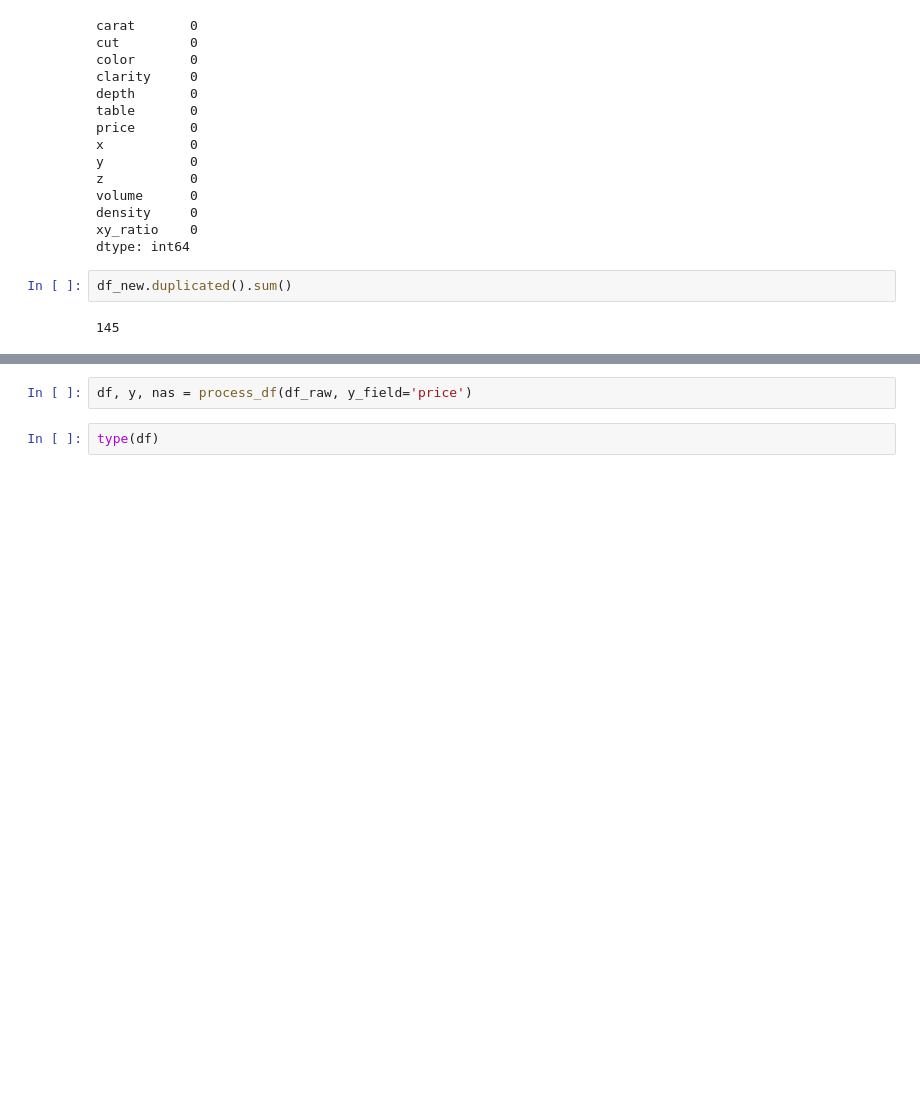
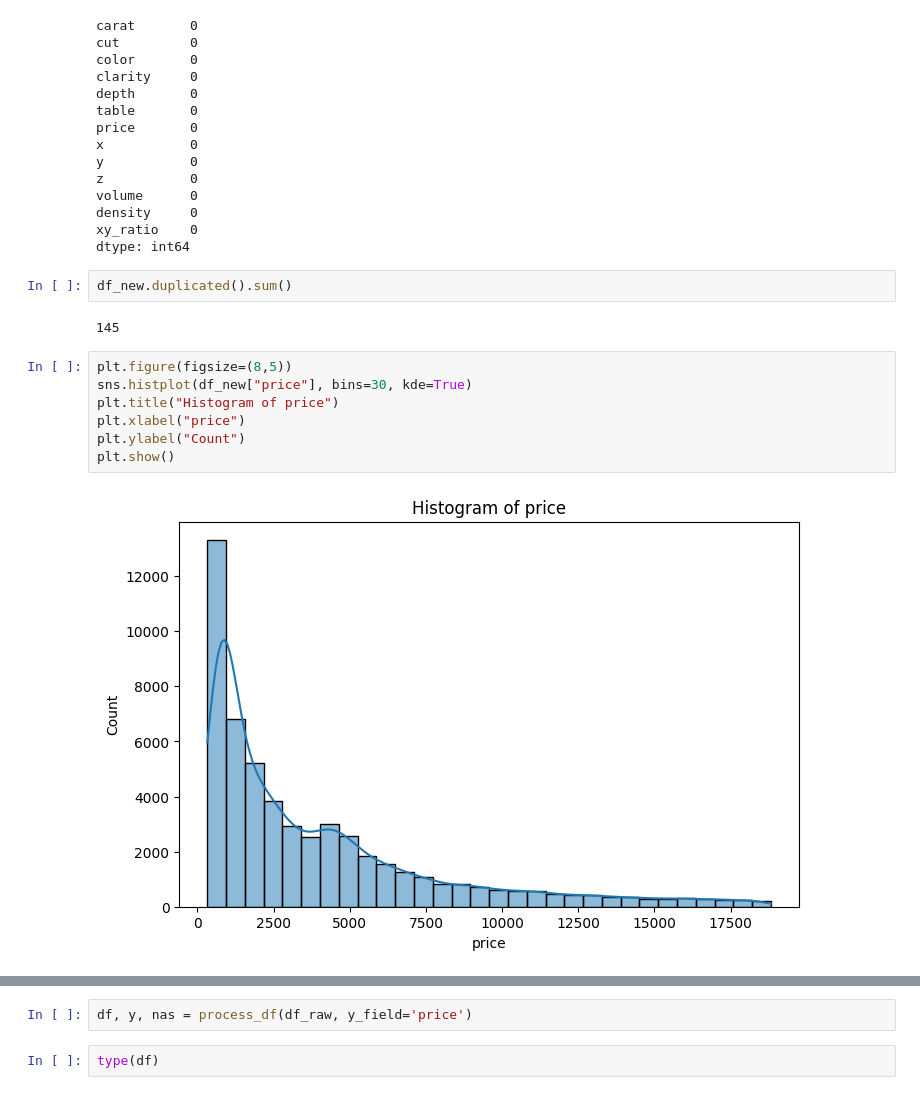
Before and after one commit to Meichen-Dong/ML_project_Meichen-Dong, a Jupyter notebook: code/code (11.9).ipynb, the cells around one changed output, grey strips where cells are left out. Drawn from its saved outputs; the diff is of its cells as text; blank space fills up the shorter version.

Commit message:
Add histogram and boxplot

```diff
--- a/code/code (11.9).ipynb
+++ b/code/code (11.9).ipynb
@@ -138,3 +138,12 @@ dtype: int64
 df_new.duplicated().sum()
 # %% [output]
 145
+# %%
+plt.figure(figsize=(8,5))
+sns.histplot(df_new["price"], bins=30, kde=True)
+plt.title("Histogram of price")
+plt.xlabel("price")
+plt.ylabel("Count")
+plt.show()
+# %% [output]
+[figure, added]
```
Also changed, not shown: parts of 1 cell of this notebook.
